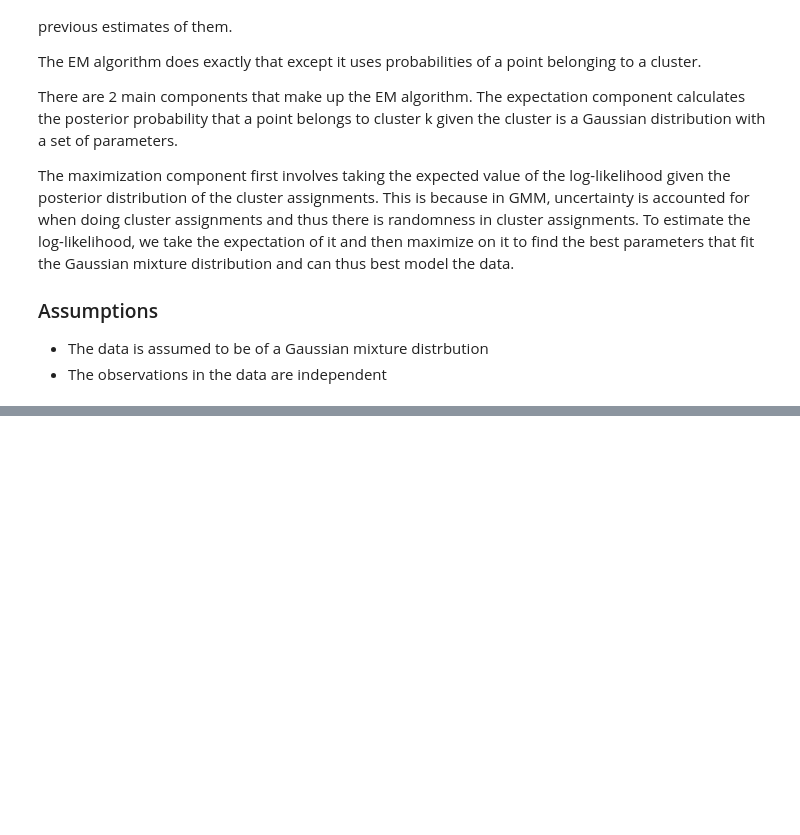
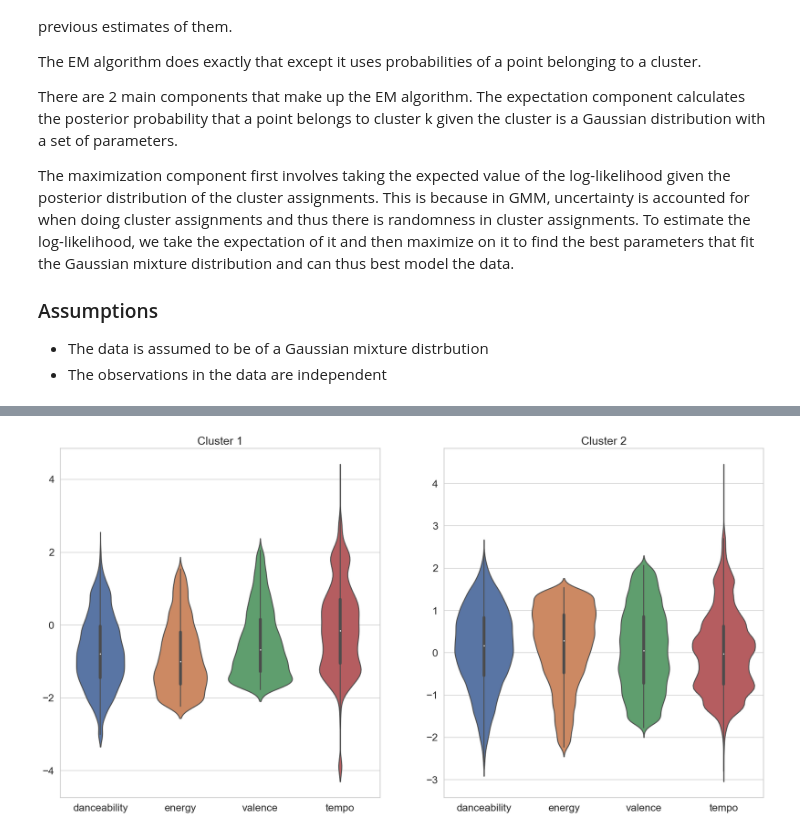
Before and after one commit to huongngo-8/music_explorer, a Jupyter notebook: notebooks/mood_explorer.ipynb, the cells around one changed output, grey strips where cells are left out. Cells and saved outputs as stored; diff of their text form; code cells hidden in the pictures; blank space fills up the shorter version.

```diff
--- a/notebooks/mood_explorer.ipynb
+++ b/notebooks/mood_explorer.ipynb
@@ -402,0 +419,7 @@ from sklearn.neighbors import KNeighborsClassifier
+# %%
+gmm_model_2 = GaussianMixture(2, random_state = 2002, init_params = 'k-means++', n_init = 10)
+labels = gmm_model_2.fit_predict(audio_features_ml)
+# %%
+audio_features_ml['cluster'] = labels + 1
+audio_features_ml['mode'] = audio_features['mode']
+audio_features_ml.head()
@@ -402,0 +433,12 @@ from sklearn.neighbors import KNeighborsClassifier
+# %%
+numeric_columns = list(audio_features_ml.columns[:4])
+cluster_1 = audio_features_ml[audio_features_ml['cluster'] == 1]
+cluster_2 = audio_features_ml[audio_features_ml['cluster'] == 2]
+# %%
+fig, axes = plt.subplots(1, 2, figsize = (20, 10))
+sns.violinplot(ax = axes[0], data = cluster_1[numeric_columns])
+axes[0].title.set_text('Cluster 1')
+sns.violinplot(ax = axes[1], data = cluster_2[numeric_columns])
+axes[1].title.set_text('Cluster 2')
+# %% [output]
+[figure, added]
```
Also changed, not shown: parts of 53 cells of this notebook, 1 other file.
